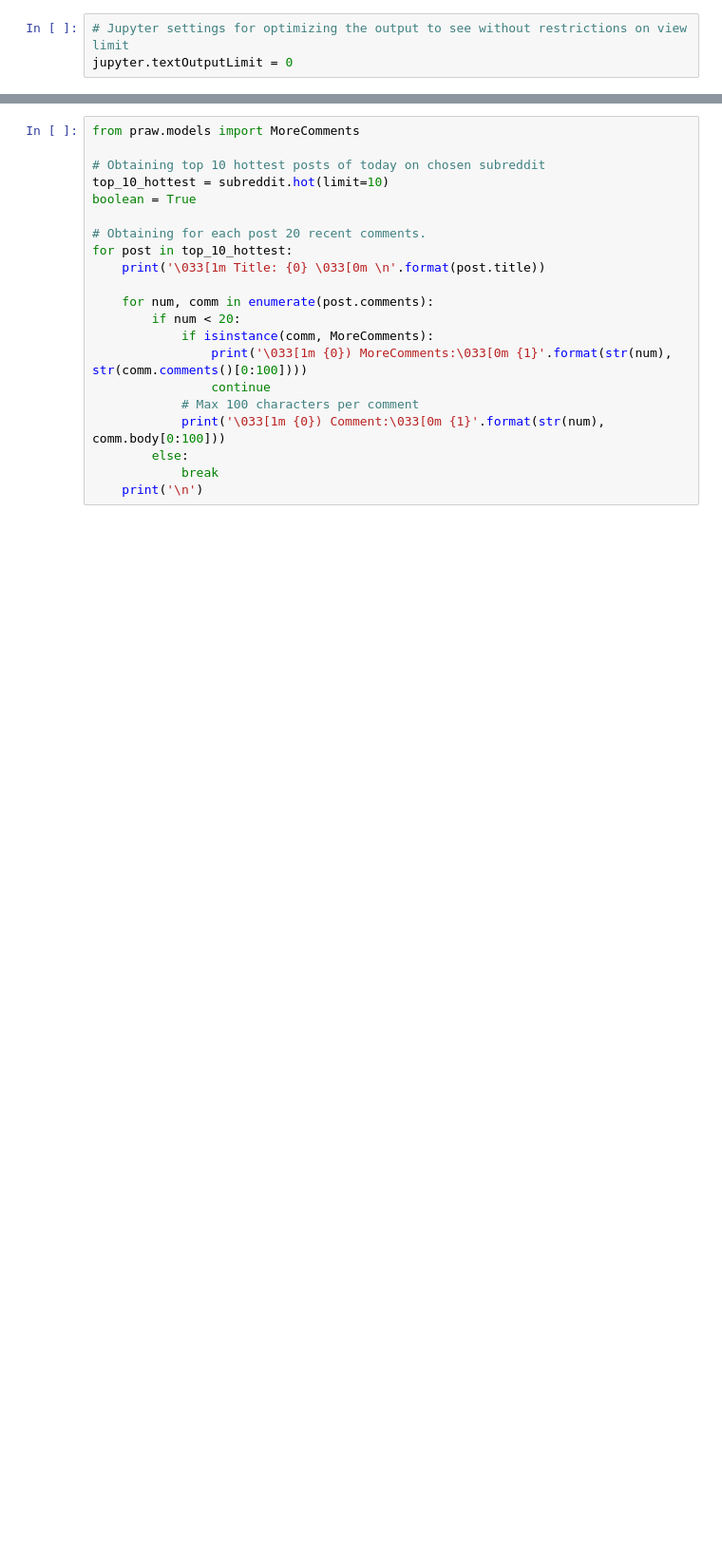
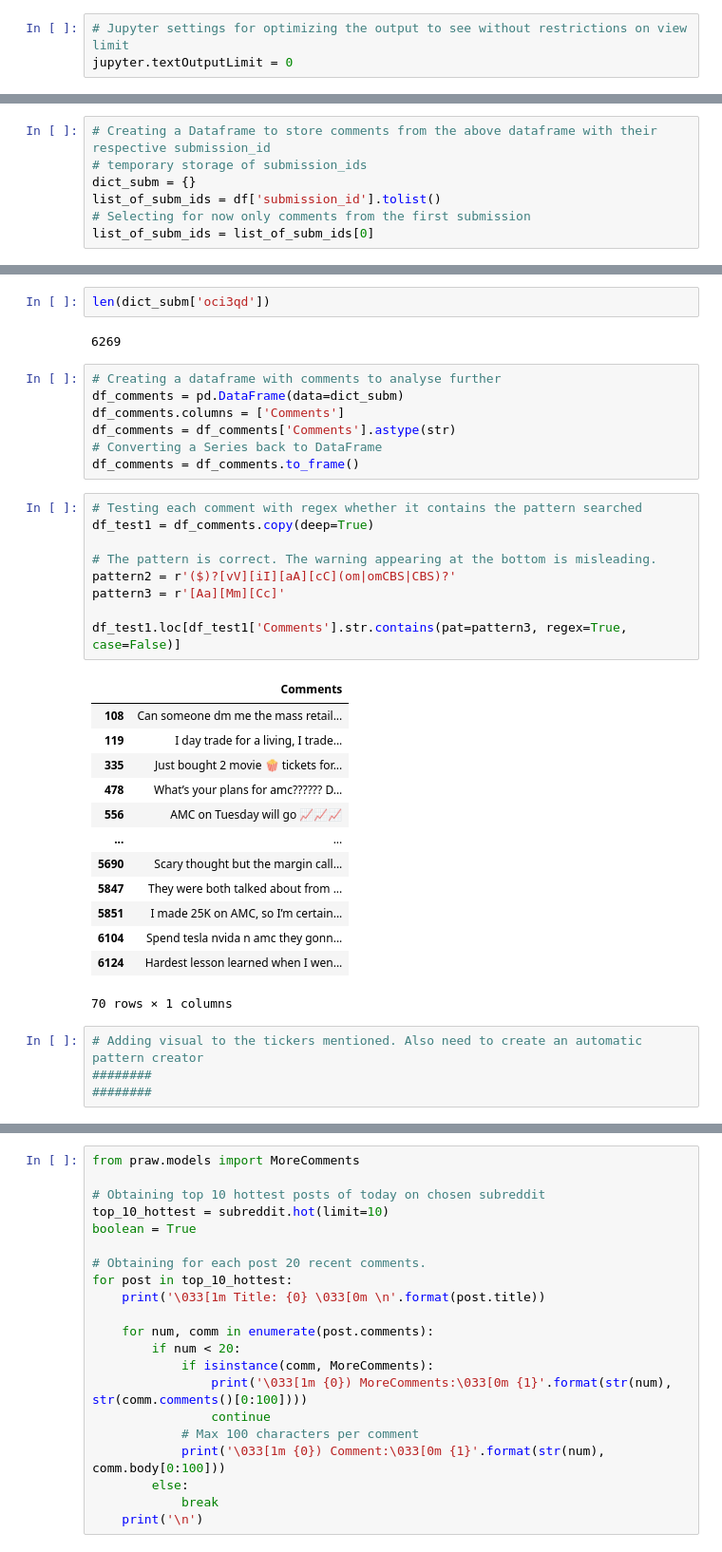
Before and after one commit to nikitaizmailov/reddit_wsb_visualiser, a Jupyter notebook: final_main.ipynb, the cells around one changed output, grey strips where cells are left out. Shown at 95% size. Saved outputs shown, nothing was run; the diff lists cells and outputs as text; blank space fills up the shorter version.

```diff
--- a/final_main.ipynb
+++ b/final_main.ipynb
@@ -47,0 +109,7 @@ dir(subreddit)
+# %%
+# Creating a Dataframe to store comments from the above dataframe with their respective submission_id
+# temporary storage of submission_ids
+dict_subm = {}
+list_of_subm_ids = df['submission_id'].tolist()
+# Selecting for now only comments from the first submission
+list_of_subm_ids = list_of_subm_ids[0]
@@ -47,0 +171,38 @@ dir(subreddit)
+# %%
+len(dict_subm['oci3qd'])
+# %% [output]
+6269
+# %%
+# Creating a dataframe with comments to analyse further
+df_comments = pd.DataFrame(data=dict_subm)
+df_comments.columns = ['Comments']
+df_comments = df_comments['Comments'].astype(str)
+# Converting a Series back to DataFrame
+df_comments = df_comments.to_frame()
+# %%
+# Testing each comment with regex whether it contains the pattern searched
+df_test1 = df_comments.copy(deep=True)
+
+# The pattern is correct. The warning appearing at the bottom is misleading.
+pattern2 = r'($)?[vV][iI][aA][cC](om|omCBS|CBS)?'
+pattern3 = r'[Aa][Mm][Cc]'
+
+df_test1.loc[df_test1['Comments'].str.contains(pat=pattern3, regex=True, case=False)]
+# %% [output]
+|  | Comments |
+| 108 | Can someone dm me the mass retail... |
+| 119 | I day trade for a living, I trade... |
+| 335 | Just bought 2 movie 🍿 tickets for... |
+| 478 | What’s your plans for amc?????? D... |
+| 556 | AMC on Tuesday will go 📈📈📈 |
+| ... | ... |
+| 5690 | Scary thought but the margin call... |
+| 5847 | They were both talked about from ... |
+| 5851 | I made 25K on AMC, so I’m certain... |
+| 6104 | Spend tesla nvida n amc they gonn... |
+| 6124 | Hardest lesson learned when I wen... |
+70 rows × 1 columns
+# %%
+# Adding visual to the tickers mentioned. Also need to create an automatic pattern creator
+########
+########
```
Also changed, not shown: parts of 18 cells of this notebook.
